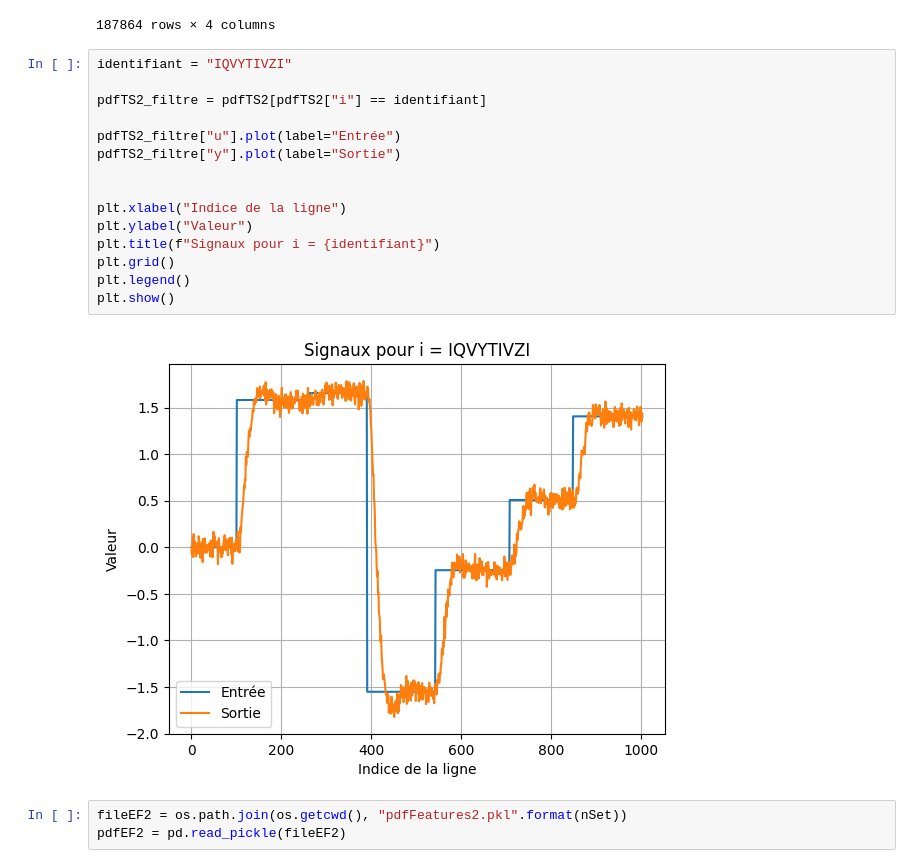
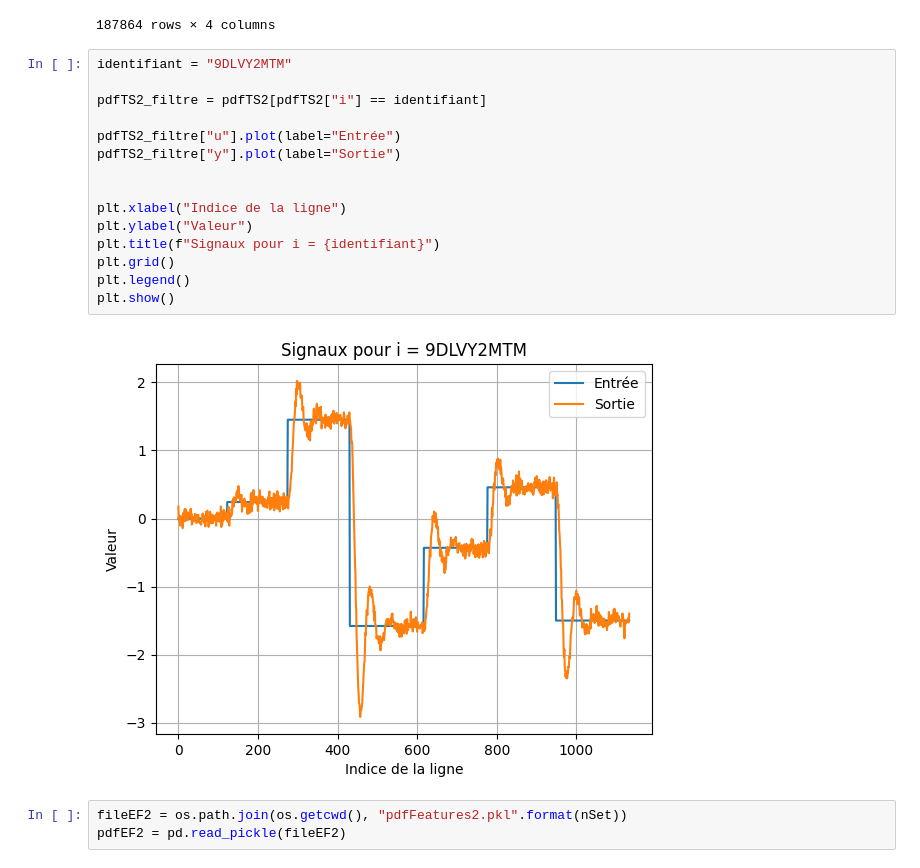
Before and after one commit to louay-git/EI_Stellantis, a Jupyter notebook: dataset0/test.ipynb, the cells around one changed output. Saved outputs shown, nothing was run; the diff lists cells and outputs as text.

```diff
--- a/dataset0/test.ipynb
+++ b/dataset0/test.ipynb
@@ -559,22 +622,22 @@ pdfTS2
 | 1133 | -1.499424 | -1.396270 | 9DLVY2MTM | 0.103154 |
 187864 rows × 4 columns
 # %%
-identifiant = "IQVYTIVZI"
+identifiant = "9DLVY2MTM"
 
 pdfTS2_filtre = pdfTS2[pdfTS2["i"] == identifiant]
 
 pdfTS2_filtre["u"].plot(label="Entrée")
 pdfTS2_filtre["y"].plot(label="Sortie")
 
 
 plt.xlabel("Indice de la ligne")
 plt.ylabel("Valeur")
 plt.title(f"Signaux pour i = {identifiant}")
 plt.grid()
 plt.legend()
 plt.show()
 # %% [output]
-[figure, old version]
+[figure, new version]
 # %%
 fileEF2 = os.path.join(os.getcwd(), "pdfFeatures2.pkl".format(nSet))
 pdfEF2 = pd.read_pickle(fileEF2)
```
Also changed, not shown: parts of 63 cells of this notebook.
